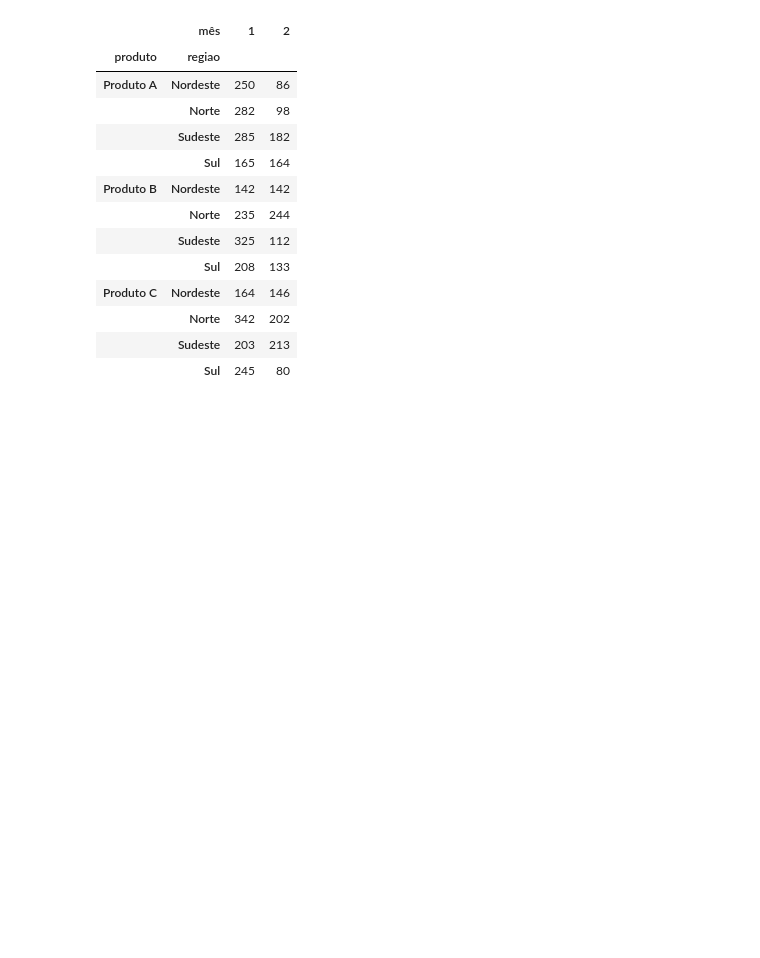
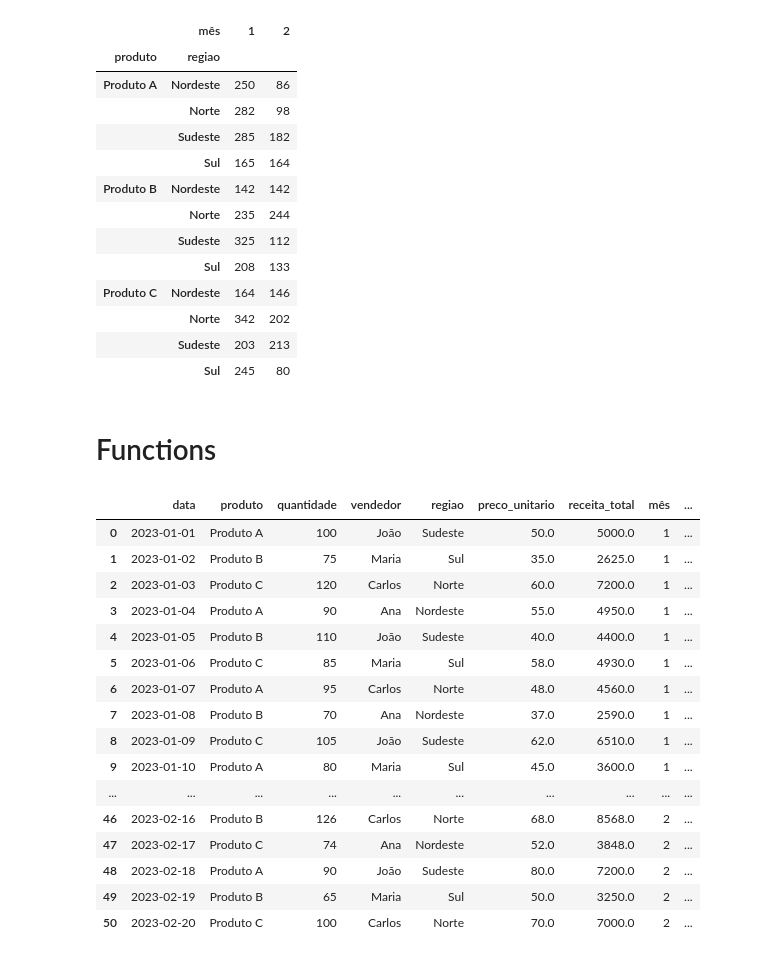
Before and after one commit to Pedro558/Teste-NeoPerformance, a Jupyter notebook: tratamento_dados.ipynb, the cells around one changed output. Cells and saved outputs as stored; diff of their text form; code cells hidden in the pictures; blank space fills up the shorter version.

Commit message:
:sparkles: feat: add a new function

```diff
--- a/tratamento_dados.ipynb
+++ b/tratamento_dados.ipynb
@@ -222,3 +222,38 @@ df_sales_by_month
 |  | Norte | 342 | 202 |
 |  | Sudeste | 203 | 213 |
 |  | Sul | 245 | 80 |
+# %% [markdown]
+# Functions
+# %%
+# Function to categorize sellers based on quantity sold
+def categorize_seller(qntd):
+  if qntd > 100:
+    return 'Vendedor Destaque'
+  elif qntd > 50:
+    return 'Vendedor Médio'
+  else:
+    return 'Vendedor Iniciante'
+
+# Calling function and create a new column
+df_vendas['categoria_vendedor'] = df_vendas['quantidade'].apply(categorize_seller)
+
+# Show the updated dataframe
+df_vendas
+# %% [output]
+|  | data | produto | quantidade | vendedor | regiao | preco_unitario | receita_total | mês | ... |
+| 0 | 2023-01-01 | Produto A | 100 | João | Sudeste | 50.0 | 5000.0 | 1 | ... |
+| 1 | 2023-01-02 | Produto B | 75 | Maria | Sul | 35.0 | 2625.0 | 1 | ... |
+| 2 | 2023-01-03 | Produto C | 120 | Carlos | Norte | 60.0 | 7200.0 | 1 | ... |
+| 3 | 2023-01-04 | Produto A | 90 | Ana | Nordeste | 55.0 | 4950.0 | 1 | ... |
+| 4 | 2023-01-05 | Produto B | 110 | João | Sudeste | 40.0 | 4400.0 | 1 | ... |
+| 5 | 2023-01-06 | Produto C | 85 | Maria | Sul | 58.0 | 4930.0 | 1 | ... |
+| 6 | 2023-01-07 | Produto A | 95 | Carlos | Norte | 48.0 | 4560.0 | 1 | ... |
+| 7 | 2023-01-08 | Produto B | 70 | Ana | Nordeste | 37.0 | 2590.0 | 1 | ... |
+| 8 | 2023-01-09 | Produto C | 105 | João | Sudeste | 62.0 | 6510.0 | 1 | ... |
+| 9 | 2023-01-10 | Produto A | 80 | Maria | Sul | 45.0 | 3600.0 | 1 | ... |
+| ... | ... | ... | ... | ... | ... | ... | ... | ... | ... |
+| 46 | 2023-02-16 | Produto B | 126 | Carlos | Norte | 68.0 | 8568.0 | 2 | ... |
+| 47 | 2023-02-17 | Produto C | 74 | Ana | Nordeste | 52.0 | 3848.0 | 2 | ... |
+| 48 | 2023-02-18 | Produto A | 90 | João | Sudeste | 80.0 | 7200.0 | 2 | ... |
+| 49 | 2023-02-19 | Produto B | 65 | Maria | Sul | 50.0 | 3250.0 | 2 | ... |
+| 50 | 2023-02-20 | Produto C | 100 | Carlos | Norte | 70.0 | 7000.0 | 2 | ... |
```
